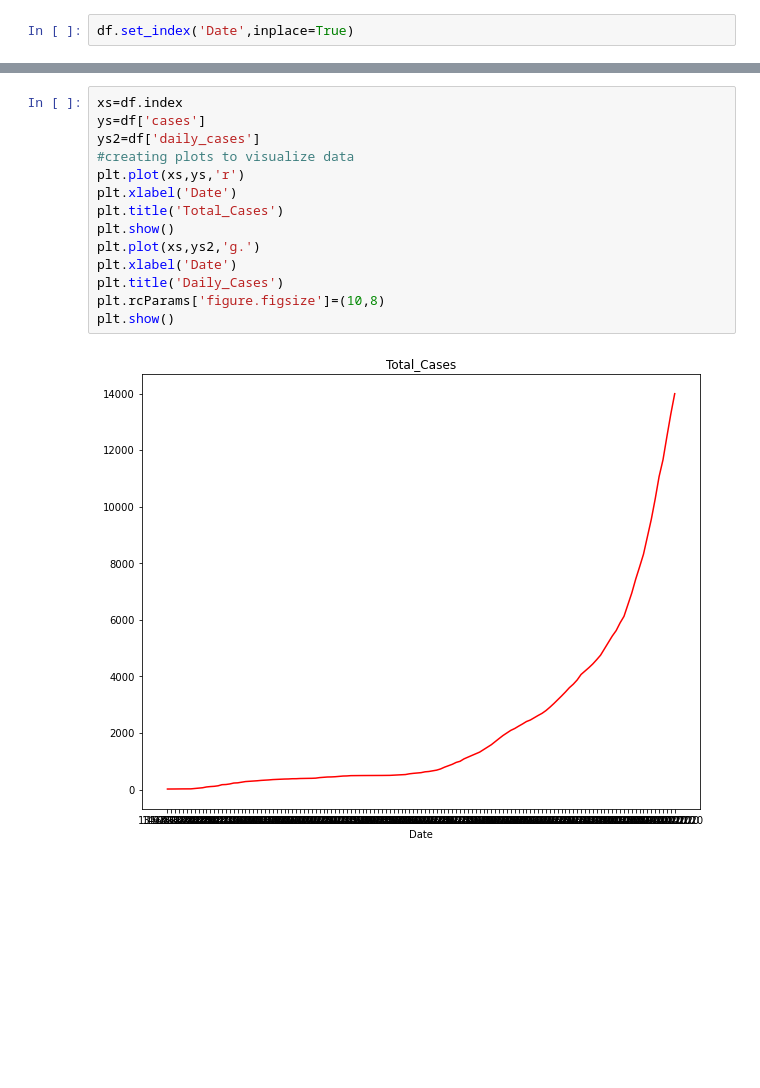
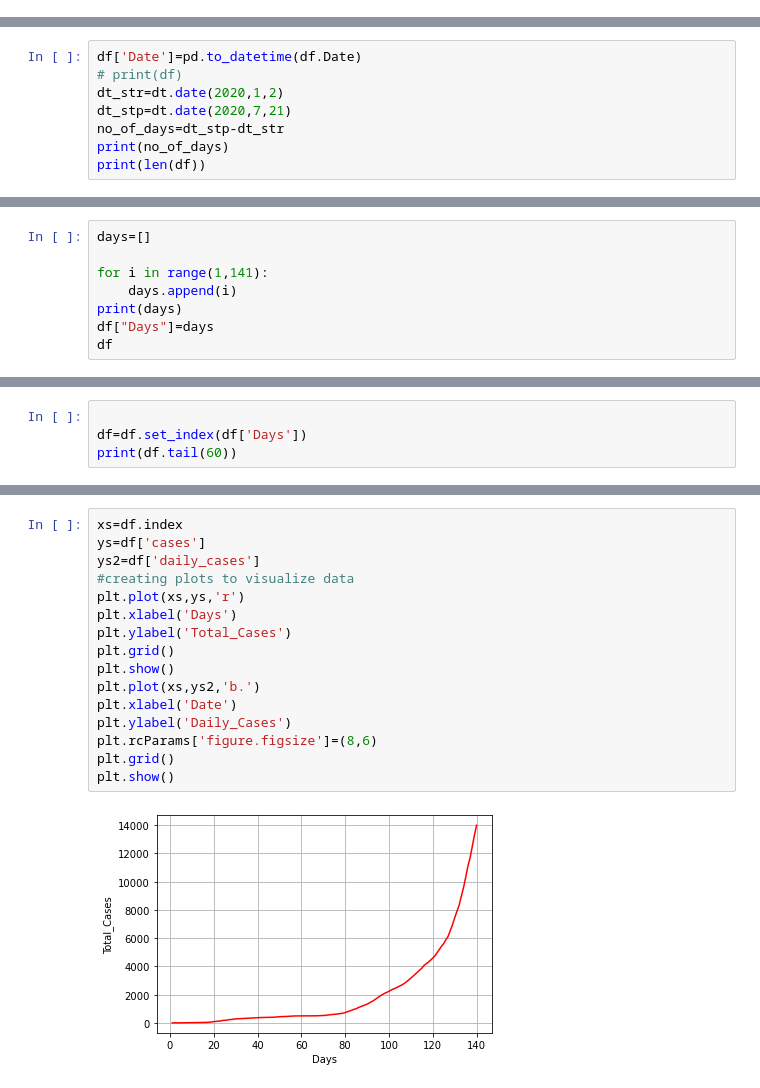
Before and after one commit to Nextgen-AI-solutions/ML_and_data_analysis, a Jupyter notebook: Covid_19.Analysis.ipynb, the cells around one changed output, grey strips where cells are left out. Drawn from its saved outputs; the diff is of its cells as text; blank space fills up the shorter version.

```diff
--- a/Covid_19.Analysis.ipynb
+++ b/Covid_19.Analysis.ipynb
@@ -114,2 +132,0 @@ print(df)
-# %%
-df.set_index('Date',inplace=True)
@@ -133,0 +133,8 @@ Date
+# %%
+df['Date']=pd.to_datetime(df.Date)
+# print(df)
+dt_str=dt.date(2020,1,2)
+dt_stp=dt.date(2020,7,21)
+no_of_days=dt_stp-dt_str
+print(no_of_days)
+print(len(df))
@@ -133,0 +144,8 @@ Date
+# %%
+days=[]
+
+for i in range(1,141):
+    days.append(i)
+print(days)
+df["Days"]=days
+df
@@ -133,0 +167,4 @@ Date
+# %%
+
+df=df.set_index(df['Days'])
+print(df.tail(60))
@@ -134,16 +189,18 @@ Date
 # %%
 xs=df.index
 ys=df['cases']
 ys2=df['daily_cases']
 #creating plots to visualize data
 plt.plot(xs,ys,'r')
+plt.xlabel('Days')
+plt.ylabel('Total_Cases')
+plt.grid()
+plt.show()
+plt.plot(xs,ys2,'b.')
 plt.xlabel('Date')
-plt.title('Total_Cases')
+plt.ylabel('Daily_Cases')
+plt.rcParams['figure.figsize']=(8,6)
+plt.grid()
 plt.show()
-plt.plot(xs,ys2,'g.')
-plt.xlabel('Date')
-plt.title('Daily_Cases')
-plt.rcParams['figure.figsize']=(10,8)
-plt.show()
 # %% [output]
-[figure, old version]
+[figure, new version]
```
Also changed, not shown: parts of 13 cells of this notebook.
